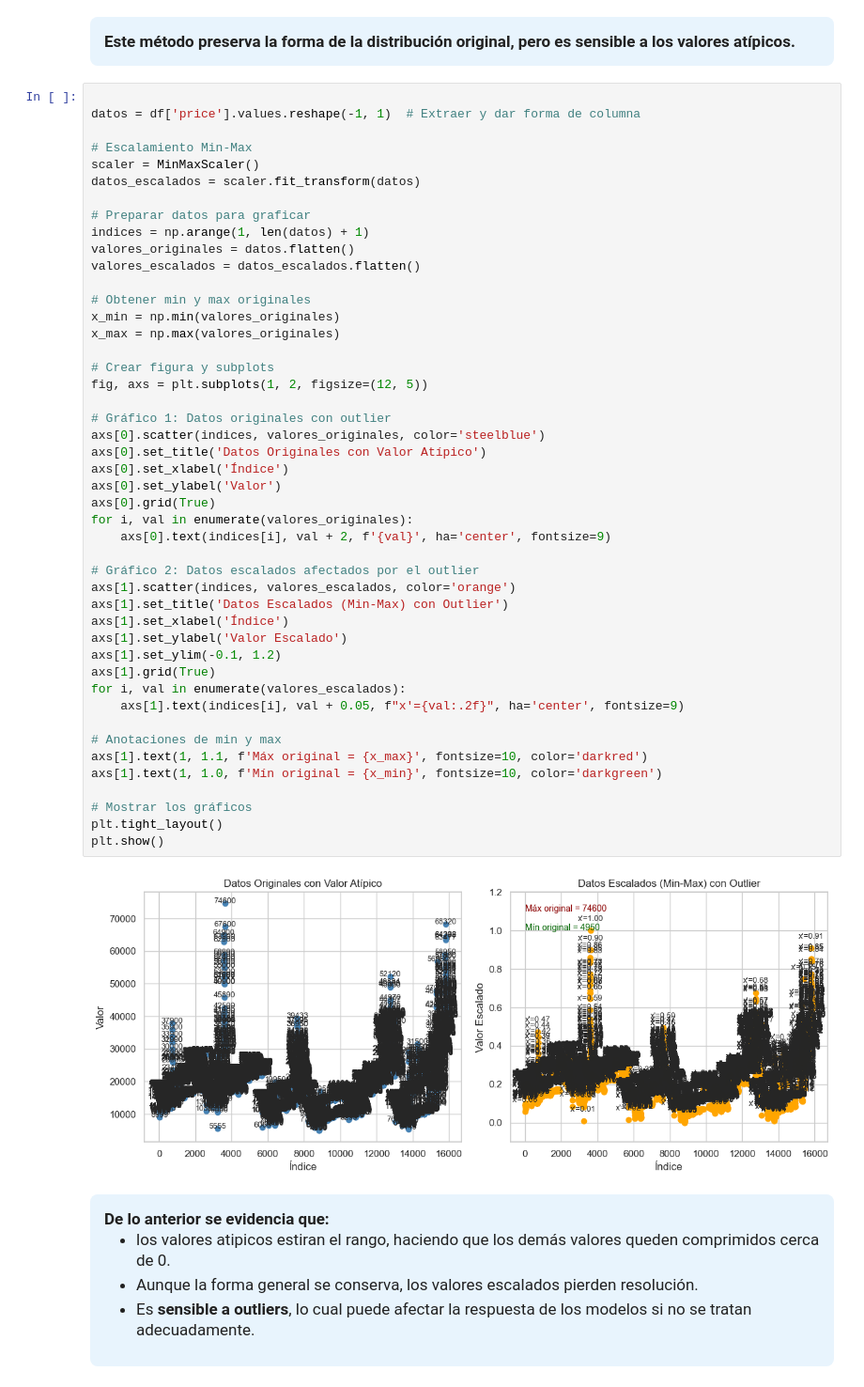
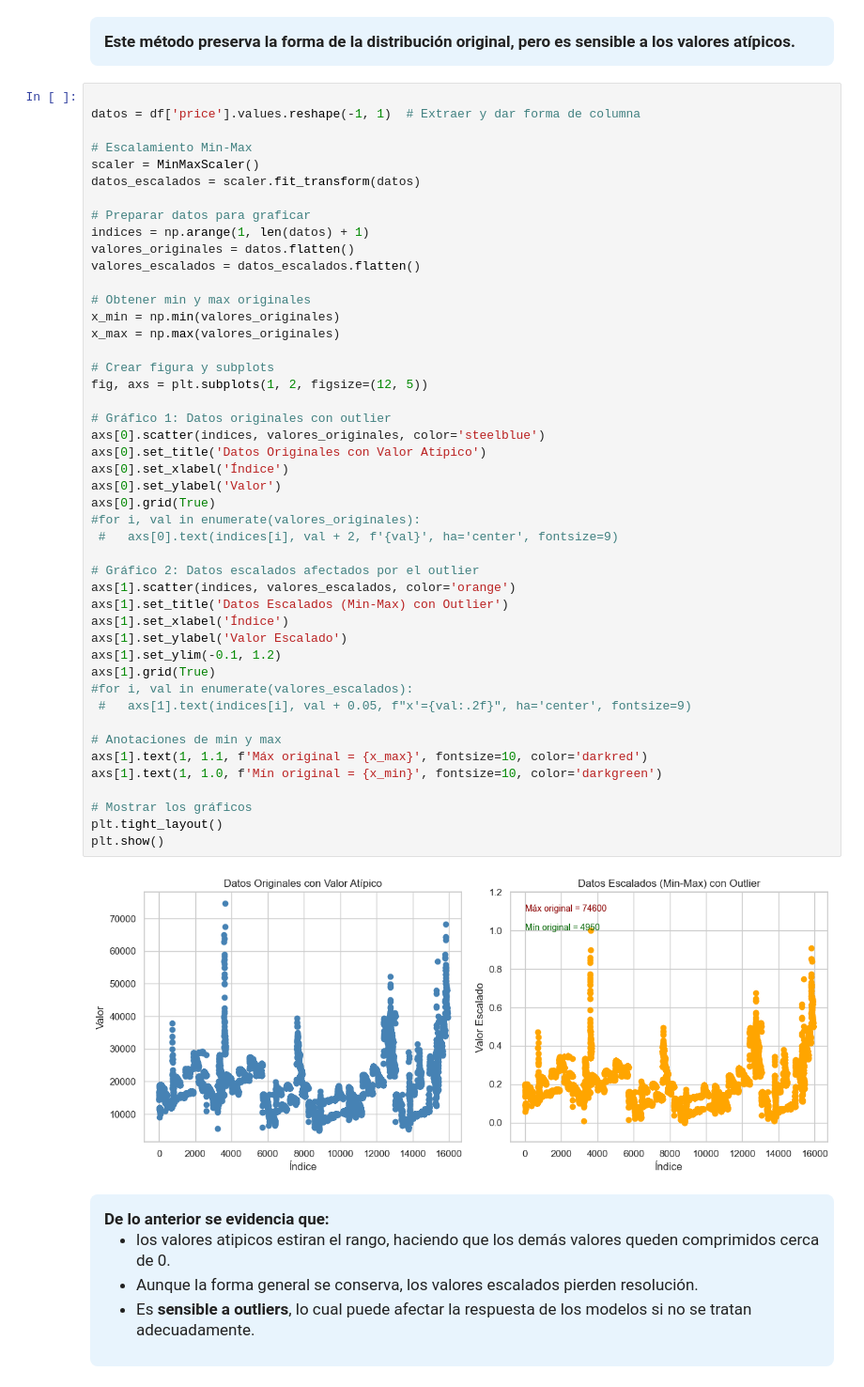
Before and after one commit to mauricio8854/Carprice, a Jupyter notebook: recursos/FCD_U4_Escalar_y_transformar_continuas.ipynb, the cells around one changed output. Shown at 94% size. Drawn from its saved outputs; the diff is of its cells as text.

```diff
--- a/recursos/FCD_U4_Escalar_y_transformar_continuas.ipynb
+++ b/recursos/FCD_U4_Escalar_y_transformar_continuas.ipynb
@@ -102,38 +102,38 @@ valores_escalados = datos_escalados.flatten()
 # Obtener min y max originales
 x_min = np.min(valores_originales)
 x_max = np.max(valores_originales)
 
 # Crear figura y subplots
 fig, axs = plt.subplots(1, 2, figsize=(12, 5))
 
 # Gráfico 1: Datos originales con outlier
 axs[0].scatter(indices, valores_originales, color='steelblue')
 axs[0].set_title('Datos Originales con Valor Atípico')
 axs[0].set_xlabel('Índice')
 axs[0].set_ylabel('Valor')
 axs[0].grid(True)
-for i, val in enumerate(valores_originales):
-    axs[0].text(indices[i], val + 2, f'{val}', ha='center', fontsize=9)
+#for i, val in enumerate(valores_originales):
+ #   axs[0].text(indices[i], val + 2, f'{val}', ha='center', fontsize=9)
 
 # Gráfico 2: Datos escalados afectados por el outlier
 axs[1].scatter(indices, valores_escalados, color='orange')
 axs[1].set_title('Datos Escalados (Min-Max) con Outlier')
 axs[1].set_xlabel('Índice')
 axs[1].set_ylabel('Valor Escalado')
 axs[1].set_ylim(-0.1, 1.2)
 axs[1].grid(True)
-for i, val in enumerate(valores_escalados):
-    axs[1].text(indices[i], val + 0.05, f"x'={val:.2f}", ha='center', fontsize=9)
+#for i, val in enumerate(valores_escalados):
+ #   axs[1].text(indices[i], val + 0.05, f"x'={val:.2f}", ha='center', fontsize=9)
 
 # Anotaciones de min y max
 axs[1].text(1, 1.1, f'Máx original = {x_max}', fontsize=10, color='darkred')
 axs[1].text(1, 1.0, f'Mín original = {x_min}', fontsize=10, color='darkgreen')
 
 # Mostrar los gráficos
 plt.tight_layout()
 plt.show()
 # %% [output]
-[figure, old version]
+[figure, new version]
 # %% [markdown]
 <div style="background-color:#e8f4fd; padding:15px; border-radius:8px; font-size:17px;">
 <b>De lo anterior se evidencia que:</b>
```
Also changed, not shown: 2 other files.
